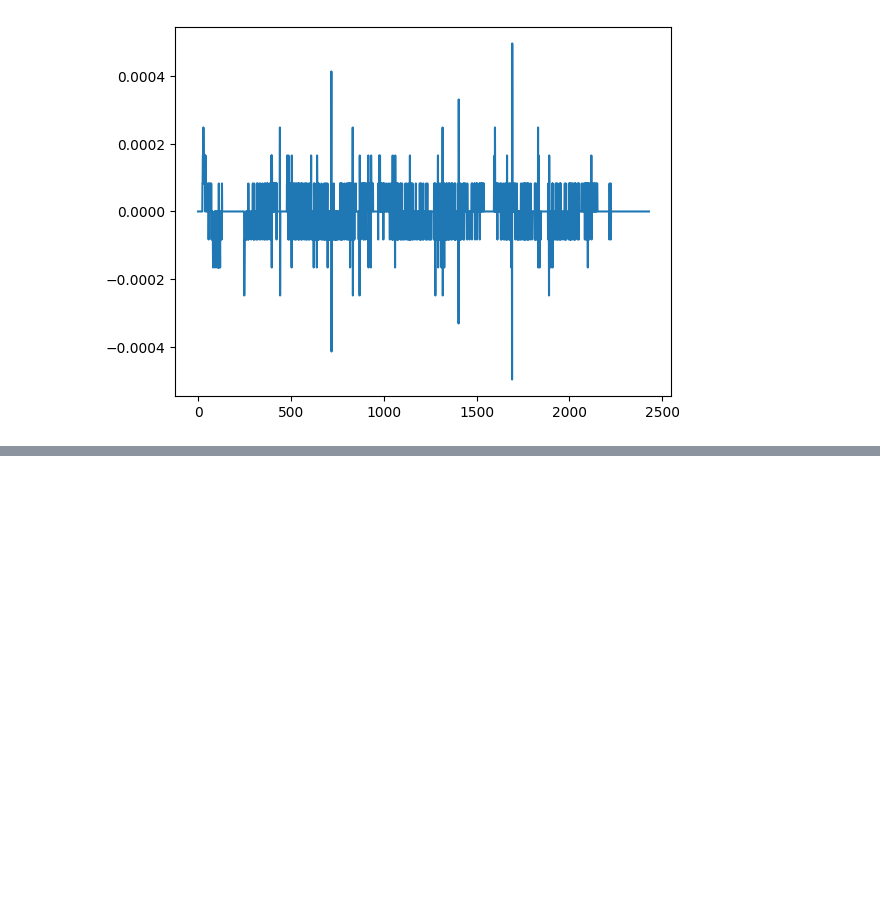
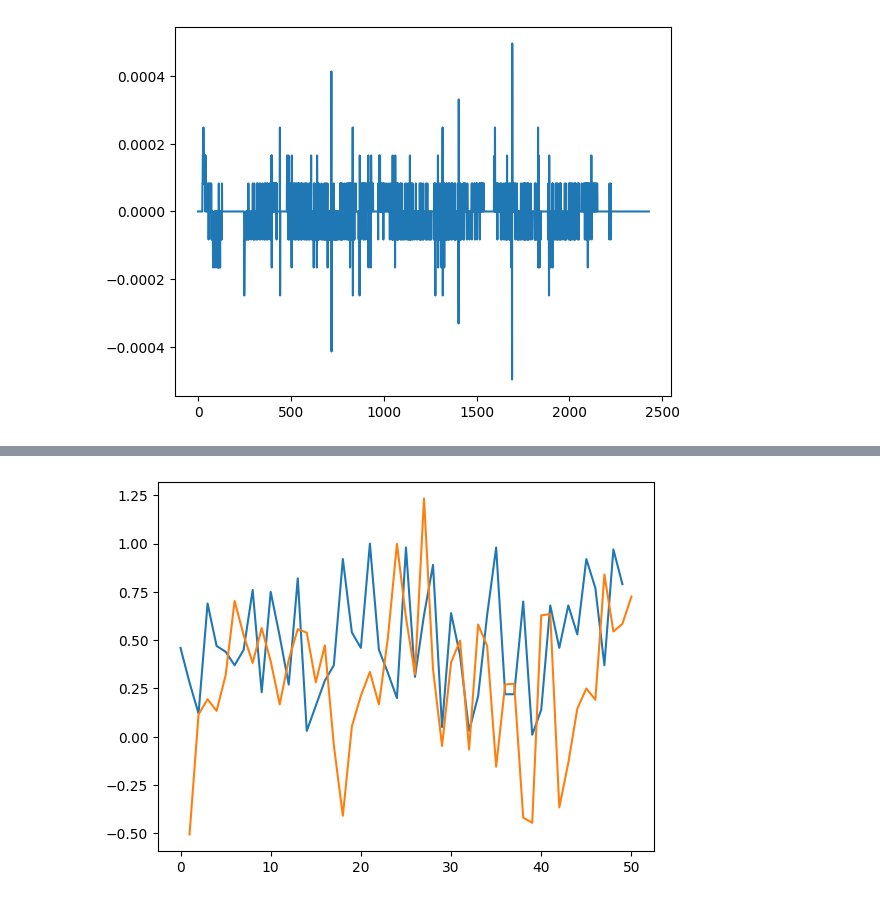
Before and after one commit to StackMonkey/Transparent-control-with-LSTM-and-FMG, a Jupyter notebook: LSTM and RNN examples/LSTMExample2.ipynb, the cells around one changed output, grey strips where cells are left out. Drawn from its saved outputs; the diff is of its cells as text; code cells hidden in the pictures; blank space fills up the shorter version.

```diff
--- a/LSTM and RNN examples/LSTMExample2.ipynb
+++ b/LSTM and RNN examples/LSTMExample2.ipynb
@@ -217,8 +217,8 @@ CONNECTED = False
 POST_PROCESSING_DONE = False
 PREDICTING = True
 s = serial.Serial(baudrate=baud,timeout=3, write_timeout=3,bytesize=8)
-Torques1 = [0.0,0.0,0.0]
-Torques2 = [0.0,0.0,0.0]
+Torques1 = [0.0,0.0,0.0,0.0,0.0,0.0]
+Torques2 = [0.0,0.0,0.0,0.0,0.0,0.0]
 TorquePre = [0.0,0.0]
 def get_serial_ports():
     """
@@ -284,6 +284,7 @@ def get_sample():
         else:
             data_buffer = [0.0,0.0]
         return data_buffer
+
 connect()
 # %% [output]
 Attempting connection... Please wait.
@@ -315,0 +303,12 @@ s.write(b'S')
+# %%
+def receive_float_from_esp32():
+    # Read line from serial and decode it to a float
+    line = s.readline().decode('utf-8').strip()
+    if line:
+        try:
+            received_value = float(line)
+            print(f"Received float from ESP32 via Bluetooth: {received_value}")
+            return received_value
+        except ValueError:
+            print("Error: Could not convert received data to float.")
+    return None
@@ -353,0 +443,8 @@ TypeError: a bytes-like object is required, not 'int'
+# %%
+space = list(range(0,50))
+space2 = list(range(1,51))
+pyplot.plot(space,actualTau)
+pyplot.plot(space2,predictedTau)
+pyplot.show()
+# %% [output]
+[figure, added]
```
Also changed, not shown: parts of 6 cells of this notebook, 2 other files.
